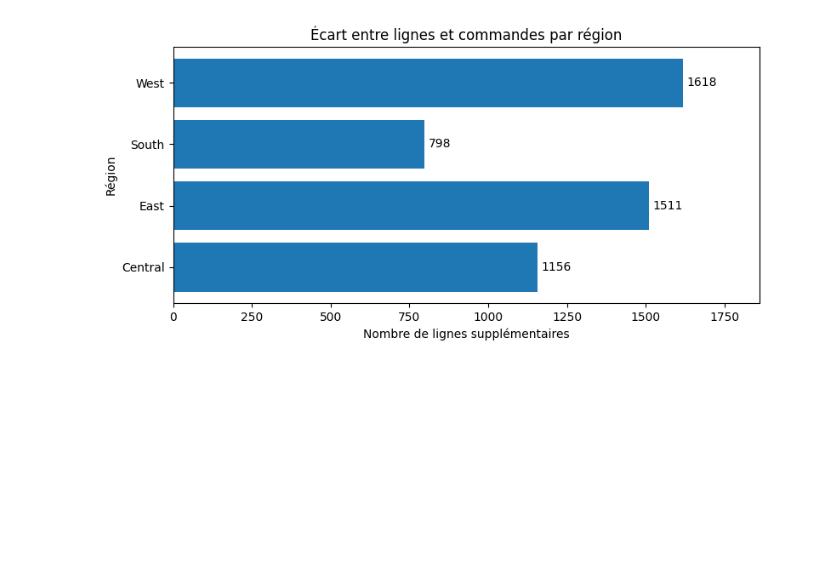
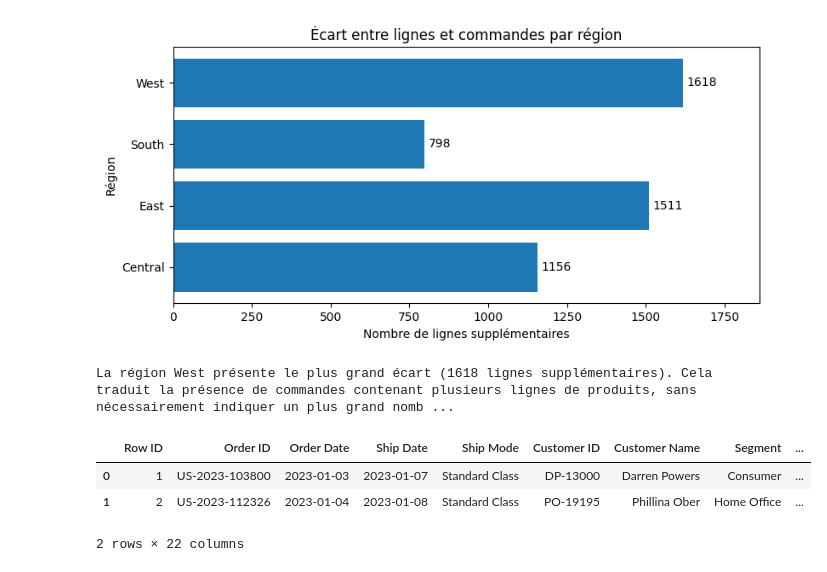
Before and after one commit to Antoine07/Matplotlib, a Jupyter notebook: sandbox-notebook/notebooks/01_explorer_commandes.ipynb, the cells around one changed output. Saved outputs shown, nothing was run; the diff lists cells and outputs as text; code cells hidden in the pictures; blank space fills up the shorter version.

```diff
--- a/sandbox-notebook/notebooks/01_explorer_commandes.ipynb
+++ b/sandbox-notebook/notebooks/01_explorer_commandes.ipynb
@@ -206,9 +206,20 @@ plt.show()
 # %% [output]
 [figure]
 # %%
-    f"\nLa région {region} présente le plus grand écart "
+print(f"\nLa région {region} présente le plus grand écart "
     f"({resultat['ecart']} lignes supplémentaires). "
     "Cela traduit la présence de commandes contenant plusieurs "
     "lignes de produits, sans nécessairement indiquer "
     "un plus grand nombre de produits par commande."
 )
+# %% [output]
+La région West présente le plus grand écart (1618 lignes supplémentaires). Cela traduit la présence de commandes contenant plusieurs lignes de produits, sans nécessairement indiquer un plus grand nomb ...
+# %%
+orders["annee"] = orders["Order Date"].dt.year
+
+# orders.head(2)
+# %% [output]
+|  | Row ID | Order ID | Order Date | Ship Date | Ship Mode | Customer ID | Customer Name | Segment | ... |
+| 0 | 1 | US-2023-103800 | 2023-01-03 | 2023-01-07 | Standard Class | DP-13000 | Darren Powers | Consumer | ... |
+| 1 | 2 | US-2023-112326 | 2023-01-04 | 2023-01-08 | Standard Class | PO-19195 | Phillina Ober | Home Office | ... |
+2 rows × 22 columns
```
Also changed, not shown: parts of 3 cells of this notebook, 15 other files.
